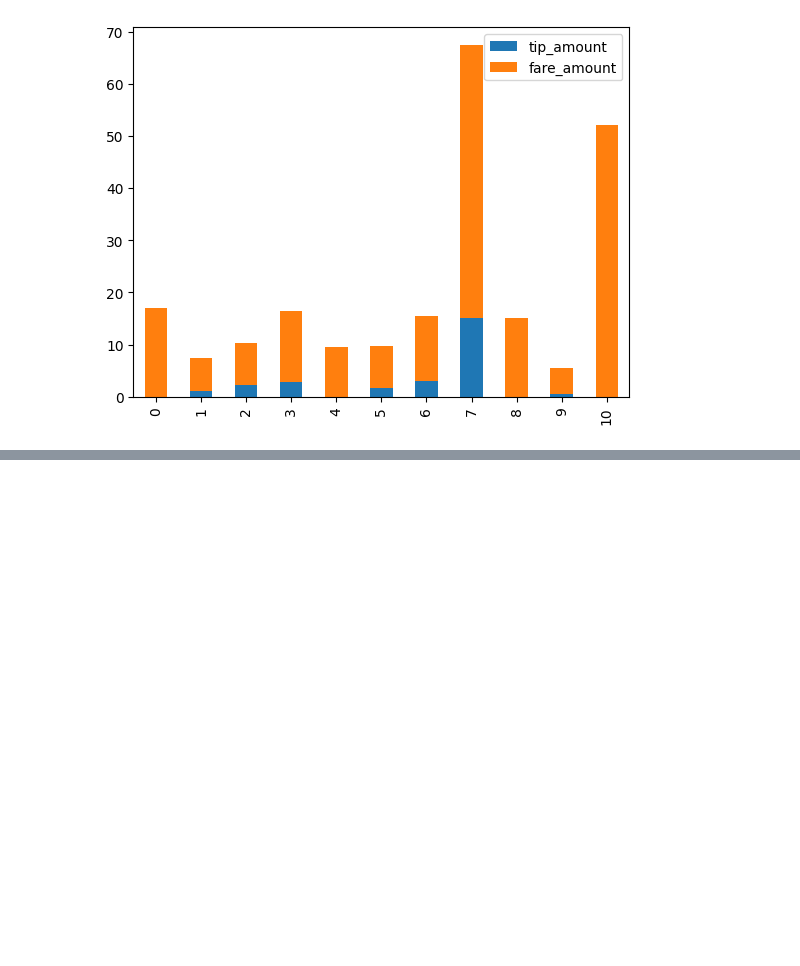
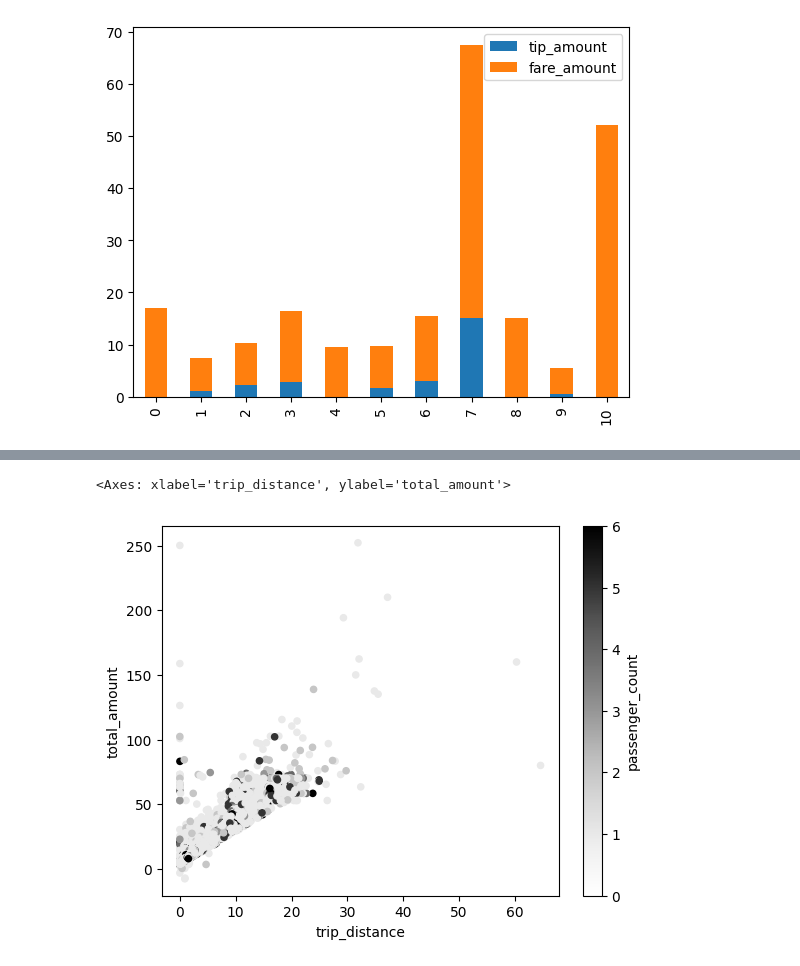
Before and after one commit to reuven/oreilly-2025-05May-pandas, a Jupyter notebook: OReilly - 2025-05May-19.ipynb, the cells around one changed output, grey strips where cells are left out. Saved outputs shown, nothing was run; the diff lists cells and outputs as text; code cells hidden in the pictures; blank space fills up the shorter version.

```diff
--- a/OReilly - 2025-05May-19.ipynb
+++ b/OReilly - 2025-05May-19.ipynb
@@ -1671,0 +1681,6 @@ df['trip_distance']
+# %%
+# I can add plot part to show the number of people in the taxi for each ride
+df.plot.scatter(x='trip_distance', y='total_amount',c='passenger_count')
+# %% [output]
+<Axes: xlabel='trip_distance', ylabel='total_amount'>
+[figure, added]
```
Also changed, not shown: parts of 2 cells of this notebook.
